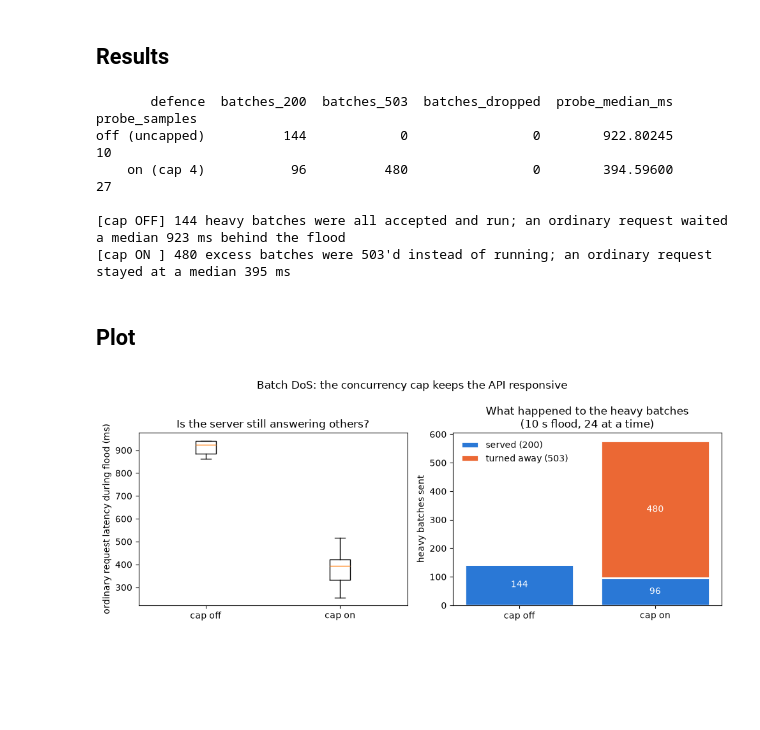
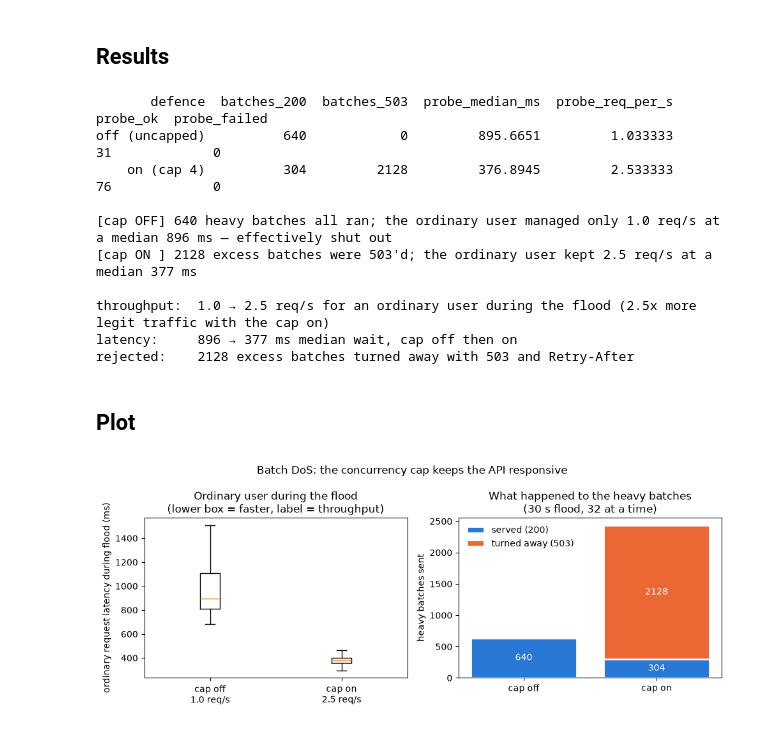
Before and after one commit to 105928712/model-backend, a Jupyter notebook: security_eval/dos.ipynb, the cells around one changed output. Cells and saved outputs as stored; diff of their text form; code cells hidden in the pictures; blank space fills up the shorter version.

```diff
--- a/security_eval/dos.ipynb
+++ b/security_eval/dos.ipynb
@@ -27,16 +31,15 @@ SEC = BACKEND / "security_eval"
 sys.path.insert(0, str(BACKEND))
 import harness as h
 
-FLOODERS = 24        # heavy batches in flight at once
-BATCH_URLS = 200     # URLs per batch, enough that scoring one costs real CPU
+FLOODERS = 32        # heavy batches in flight at once
+BATCH_URLS = 100     # URLs per batch; 100 is the app's real cap, heavy enough that scoring one costs real CPU
 PROBE_URL = "google.com"
 CAP = 4              # BATCH_CONCURRENCY with the defence on
 UNCAPPED = 10_000    # effectively no cap (defence off)
-DURATION = 10        # seconds to sustain the flood, so both runs collect a real sample
+DURATION = 30        # seconds per flood; long enough for a stable latency median and throughput count
 
-# Why these: 24 batches far exceed a 4 slot cap, so the 503 path is well tested.
-# A 200-URL batch is heavy enough that an ordinary request has to compete for CPU while the
-# flood runs
+# Why these: 32 batches far exceed a 4 slot cap, so the 503 path is well tested.
+# A full 100-URL batch is heavy enough that an ordinary request has to compete for CPU while the flood runs
 
 h.ensure_db()
 BIG_BATCH = {"urls": ["google.com", "paypal-account-verify.top/login"] * (BATCH_URLS // 2)}
@@ -44,17 +47,22 @@ BIG_BATCH = {"urls": ["google.com", "paypal-account-verify.top/login"] * (BATCH_
 ## Flood the batch endpoint, and time an ordinary request during the flood
 # %%
 def flood_and_probe(concurrency):
-    # BATCH_MAX_URLS is raised so the heavy batch is allowed
-    proc = h.start_server(BATCH_CONCURRENCY=concurrency, BATCH_MAX_URLS=BATCH_URLS)
+    # runs against the app's real BATCH_MAX_URLS (100); a full 100-URL batch is allowed
+    proc = h.start_server(BATCH_CONCURRENCY=concurrency)
     try:
         probe_ms, codes = [], []
+        attempts = [0]   # every ordinary request we tried to make during the flood
+        fails = [0]      # ordinary requests that did not come back 200 (slow failure / timeout)
         stop = threading.Event()
 
-        def probe():   # one ordinary user, checking a single URL over and over during the flood
+        def probe():   # one ordinary user, hitting a cheap endpoint over and over during the flood
             while not stop.is_set():
                 status, _, ms = h.post("/api/check", {"url": PROBE_URL})
+                attempts[0] += 1
                 if status == 200:
                     probe_ms.append(ms)
+                else:
+                    fails[0] += 1
 
         def flood():   # keep FLOODERS heavy batches in flight until the window closes
             with ThreadPoolExecutor(max_workers=FLOODERS) as pool:
@@ -71,69 +79,85 @@ def flood_and_probe(concurrency):
             t.join()
     finally:
         h.stop_server(proc)
-    return codes, probe_ms
+    return codes, probe_ms, attempts[0], fails[0]
 
 
-off_codes, off_probe = flood_and_probe(UNCAPPED)
-on_codes, on_probe   = flood_and_probe(CAP)
+off_codes, off_probe, off_att, off_fail = flood_and_probe(UNCAPPED)
+on_codes,  on_probe,  on_att,  on_fail  = flood_and_probe(CAP)
 print("done measuring")
 # %% [output]
 done measuring
 # %% [markdown]
 ## Results
 # %%
-def summarise(codes, probe):
+def summarise(codes, probe, fails):
     med = pd.Series(probe).median() if probe else float("nan")
-    return codes.count(200), codes.count(503), codes.count(0), med, len(probe)
+    req_per_s = len(probe) / DURATION   # ordinary requests completed per second during the flood
+    return codes.count(200), codes.count(503), med, req_per_s, len(probe), fails
 
-rows = [["off (uncapped)", *summarise(off_codes, off_probe)],
-        [f"on (cap {CAP})", *summarise(on_codes, on_probe)]]
-table = pd.DataFrame(rows, columns=["defence", "batches_200", "batches_503", "batches_dropped", "probe_median_ms", "probe_samples"])
+rows = [["off (uncapped)", *summarise(off_codes, off_probe, off_fail)],
+        [f"on (cap {CAP})", *summarise(on_codes, on_probe, on_fail)]]
+table = pd.DataFrame(rows, columns=["defence", "batches_200", "batches_503",
+                                    "probe_median_ms", "probe_req_per_s", "probe_ok", "probe_failed"])
 print(table.to_string(index=False))
 
 pd.DataFrame([{"defence": "off", "probe_ms": v} for v in off_probe] + [{"defence": "on", "probe_ms": v} for v in on_probe]).to_csv(SEC / "dos_probe_raw.csv", index=False)
 
+off_t, on_t = table.probe_req_per_s
+off_l, on_l = table.probe_median_ms
+gain = on_t / off_t if off_t else float("nan")
 print()
-print(f"[cap OFF] {table.batches_200[0]} heavy batches were all accepted and run; an ordinary request "
-      f"waited a median {table.probe_median_ms[0]:.0f} ms behind the flood")
-print(f"[cap ON ] {table.batches_503[1]} excess batches were 503'd instead of running; an ordinary "
-      f"request stayed at a median {table.probe_median_ms[1]:.0f} ms")
+print(f"[cap OFF] {int(table.batches_200[0])} heavy batches all ran; the ordinary user managed only "
+      f"{off_t:.1f} req/s at a median {off_l:.0f} ms — effectively shut out")
+print(f"[cap ON ] {int(table.batches_503[1])} excess batches were 503'd; the ordinary user kept "
+      f"{on_t:.1f} req/s at a median {on_l:.0f} ms")
+
+print()
+print(f"throughput:  {off_t:.1f} → {on_t:.1f} req/s for an ordinary user during the flood ({gain:.1f}x more legit traffic with the cap on)")
+print(f"latency:     {off_l:.0f} → {on_l:.0f} ms median wait, cap off then on")
+print(f"rejected:    {int(table.batches_503[1])} excess batches turned away with 503 and Retry-After")
 # %% [output]
-       defence  batches_200  batches_503  batches_dropped  probe_median_ms  probe_samples
-off (uncapped)          144            0                0        922.80245             10
-    on (cap 4)           96          480                0        394.59600             27
+       defence  batches_200  batches_503  probe_median_ms  probe_req_per_s  probe_ok  probe_failed
+off (uncapped)          640            0         895.6651         1.033333        31             0
+    on (cap 4)          304         2128         376.8945         2.533333        76             0
 
-[cap OFF] 144 heavy batches were all accepted and run; an ordinary request waited a median 923 ms behind the flood
-[cap ON ] 480 excess batches were 503'd instead of running; an ordinary request stayed at a median 395 ms
+[cap OFF] 640 heavy batches all ran; the ordinary user managed only 1.0 req/s at a median 896 ms — effectively shut out
+[cap ON ] 2128 excess batches were 503'd; the ordinary user kept 2.5 req/s at a median 377 ms
+
+throughput:  1.0 → 2.5 req/s for an ordinary user during the flood (2.5x more legit traffic with the cap on)
+latency:     896 → 377 ms median wait, cap off then on
+rejected:    2128 excess batches turned away with 503 and Retry-After
 # %% [markdown]
 ## Plot
 # %%
 fig, (ax1, ax2) = plt.subplots(1, 2, figsize=(10, 4))
 ax1.boxplot([off_probe or [0], on_probe or [0]], showfliers=False)
 ax1.set_xticks([1, 2])
-ax1.set_xticklabels(["cap off", "cap on"])
+off_t = len(off_probe) / DURATION
+on_t = len(on_probe) / DURATION
+ax1.set_xticklabels([f"cap off\n{off_t:.1f} req/s", f"cap on\n{on_t:.1f} req/s"])
 ax1.set_ylabel("ordinary request latency during flood (ms)")
-ax1.set_title("Is the server still answering others?")
+ax1.set_title("Ordinary user during the flood\n(lower box = faster, label = throughput)")
 
 # each bar is every heavy batch sent: served (200) at the bottom, turned away (503) on top
 served = [off_codes.count(200), on_codes.count(200)]
 refused = [off_codes.count(503), on_codes.count(503)]
 ax2.bar(["cap off", "cap on"], served, color="#2a78d6", edgecolor="white", linewidth=2, label="served (200)")
 ax2.bar(["cap off", "cap on"], refused, bottom=served, color="#eb6834", edgecolor="white", linewidth=2, label="turned away (503)")
 for x, (s, r) in enumerate(zip(served, refused)):
     ax2.text(x, s / 2, s, ha="center", va="center", color="white")
     if r:
         ax2.text(x, s + r / 2, r, ha="center", va="center", color="white")
 ax2.set_ylabel("heavy batches sent")
 ax2.set_title(f"What happened to the heavy batches\n({DURATION} s flood, {FLOODERS} at a time)")
 ax2.legend(frameon=False, loc="upper left")
 
 fig.suptitle("Batch DoS: the concurrency cap keeps the API responsive")
 fig.tight_layout()
 fig.savefig(SEC / "dos.png", dpi=120)
 plt.show()
 # %% [output]
-[figure, old version]
+[figure, new version]
 # %% [markdown]
 ## What the numbers say
 
```
Also changed, not shown: parts of 2 cells of this notebook, 2 other files.
